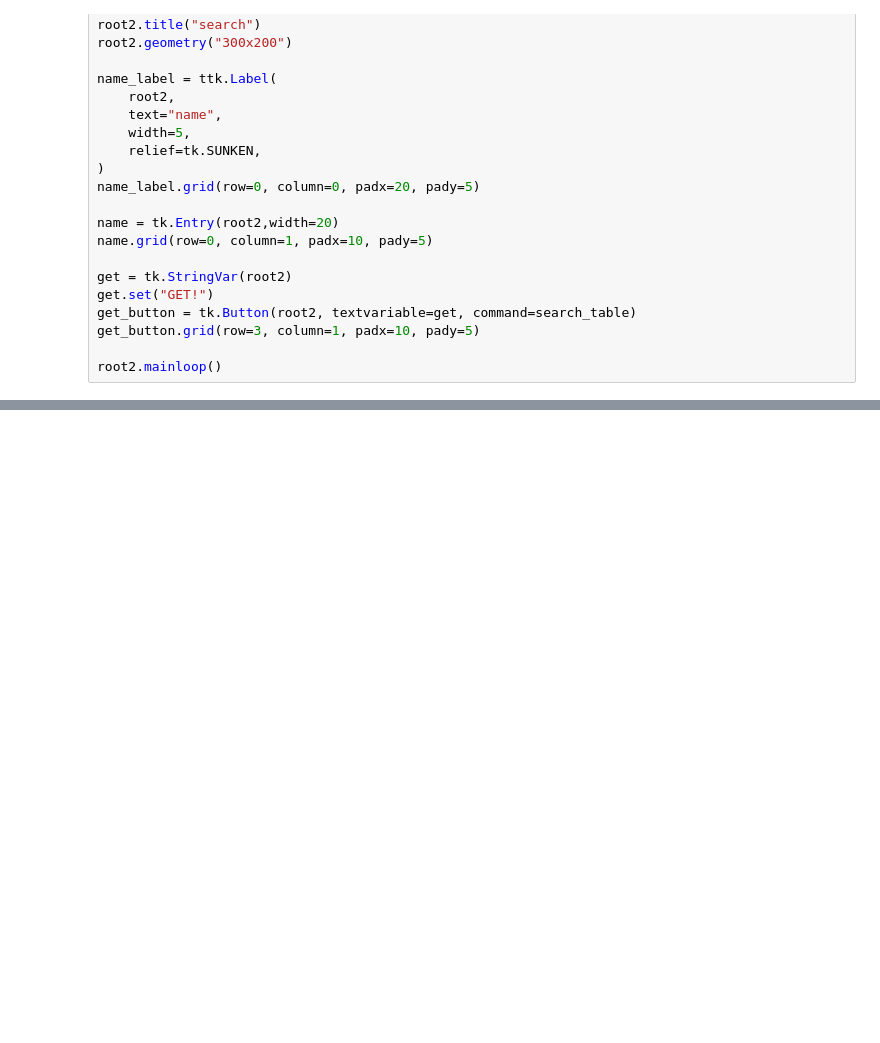
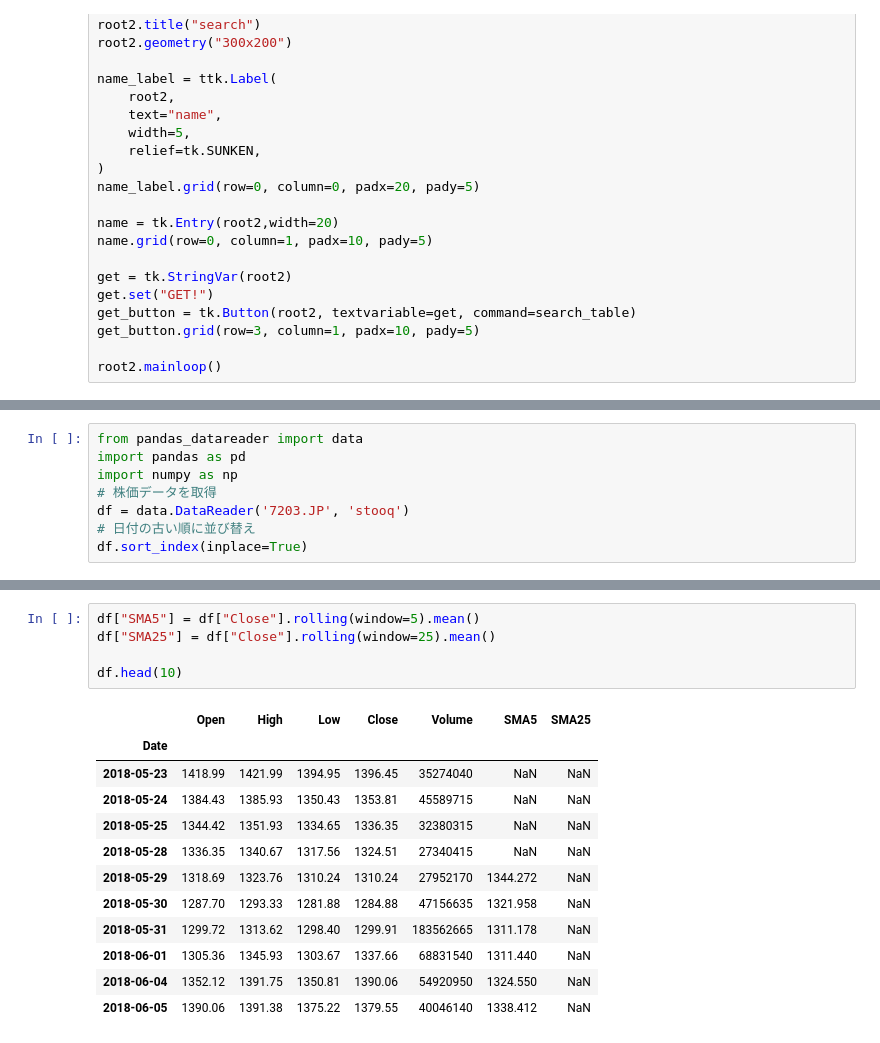
Before and after one commit to 2023-hsymlab/python-scraping-stock-data-Sariha-Hatoda, a Jupyter notebook: sample/mySimmple_Stock2.ipynb, the cells around one changed output, grey strips where cells are left out. Saved outputs shown, nothing was run; the diff lists cells and outputs as text; blank space fills up the shorter version.

```diff
--- a/sample/mySimmple_Stock2.ipynb
+++ b/sample/mySimmple_Stock2.ipynb
@@ -417,0 +458,8 @@ root.mainloop()
+# %%
+from pandas_datareader import data
+import pandas as pd
+import numpy as np
+# 株価データを取得
+df = data.DataReader('7203.JP', 'stooq')
+# 日付の古い順に並び替え
+df.sort_index(inplace=True)
@@ -417,0 +483,18 @@ root.mainloop()
+# %%
+df["SMA5"] = df["Close"].rolling(window=5).mean()
+df["SMA25"] = df["Close"].rolling(window=25).mean()
+
+df.head(10)
+# %% [output]
+|  | Open | High | Low | Close | Volume | SMA5 | SMA25 |
+| Date |  |  |  |  |  |  |  |
+| 2018-05-23 | 1418.99 | 1421.99 | 1394.95 | 1396.45 | 35274040 | NaN | NaN |
+| 2018-05-24 | 1384.43 | 1385.93 | 1350.43 | 1353.81 | 45589715 | NaN | NaN |
+| 2018-05-25 | 1344.42 | 1351.93 | 1334.65 | 1336.35 | 32380315 | NaN | NaN |
+| 2018-05-28 | 1336.35 | 1340.67 | 1317.56 | 1324.51 | 27340415 | NaN | NaN |
+| 2018-05-29 | 1318.69 | 1323.76 | 1310.24 | 1310.24 | 27952170 | 1344.272 | NaN |
+| 2018-05-30 | 1287.70 | 1293.33 | 1281.88 | 1284.88 | 47156635 | 1321.958 | NaN |
+| 2018-05-31 | 1299.72 | 1313.62 | 1298.40 | 1299.91 | 183562665 | 1311.178 | NaN |
+| 2018-06-01 | 1305.36 | 1345.93 | 1303.67 | 1337.66 | 68831540 | 1311.440 | NaN |
+| 2018-06-04 | 1352.12 | 1391.75 | 1350.81 | 1390.06 | 54920950 | 1324.550 | NaN |
+| 2018-06-05 | 1390.06 | 1391.38 | 1375.22 | 1379.55 | 40046140 | 1338.412 | NaN |
```
Also changed, not shown: parts of 13 cells of this notebook, 1 other file.
